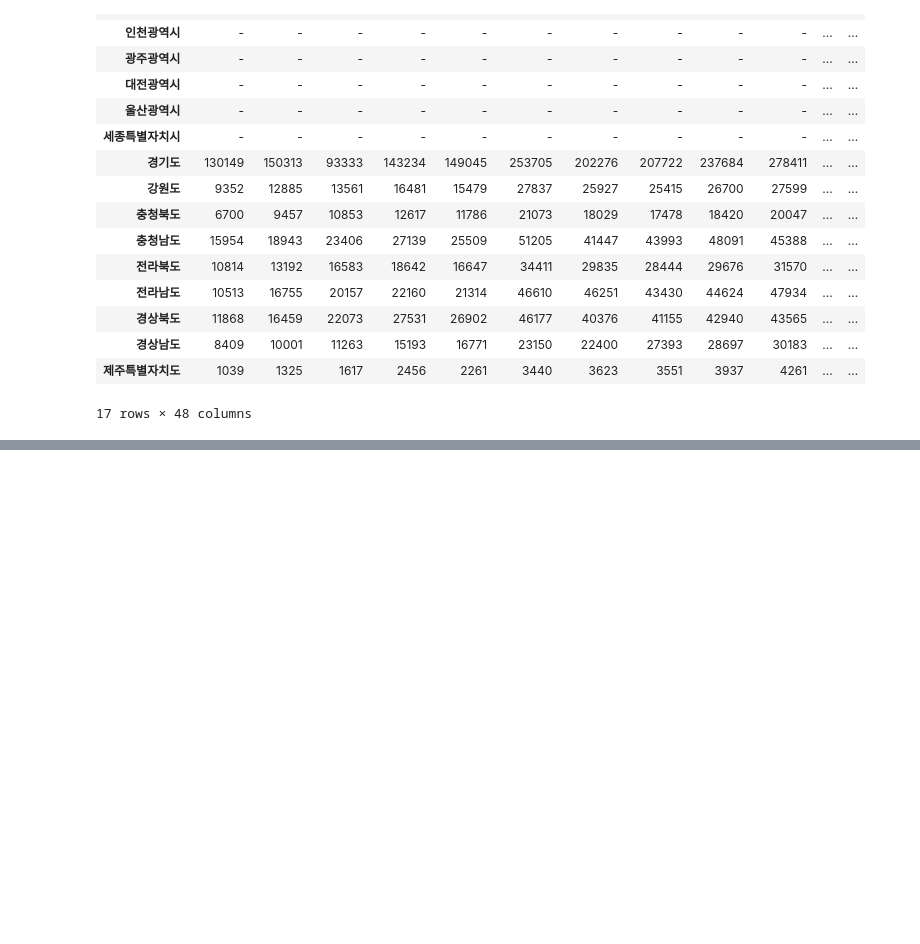
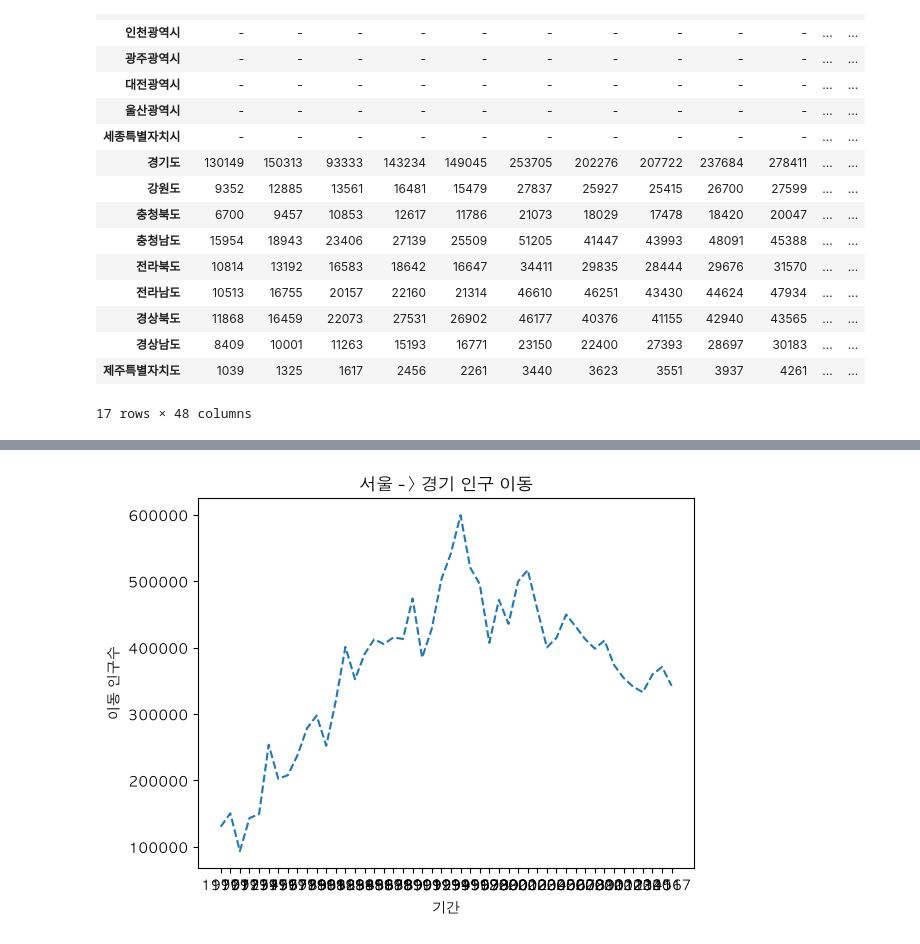
Before and after one commit to YoonTae98/18_data_analytics, a Jupyter notebook: 01_matplotlib.ipynb, the cells around one changed output, grey strips where cells are left out. Cells and saved outputs as stored; diff of their text form; code cells hidden in the pictures; blank space fills up the shorter version.

```diff
--- a/01_matplotlib.ipynb
+++ b/01_matplotlib.ipynb
@@ -132,0 +160,12 @@ df_seoul
+# %%
+# 차트 제목 / 축 이름, 선 스타일
+
+plt.plot(sr_one.index, sr_one.values, linestyle="--")
+
+plt.title("서울 -> 경기 인구 이동")
+plt.xlabel("기간")
+plt.ylabel("이동 인구수")
+
+plt.show()
+# %% [output]
+[figure, added]
```
Also changed, not shown: parts of 8 cells of this notebook, 2 other files.
